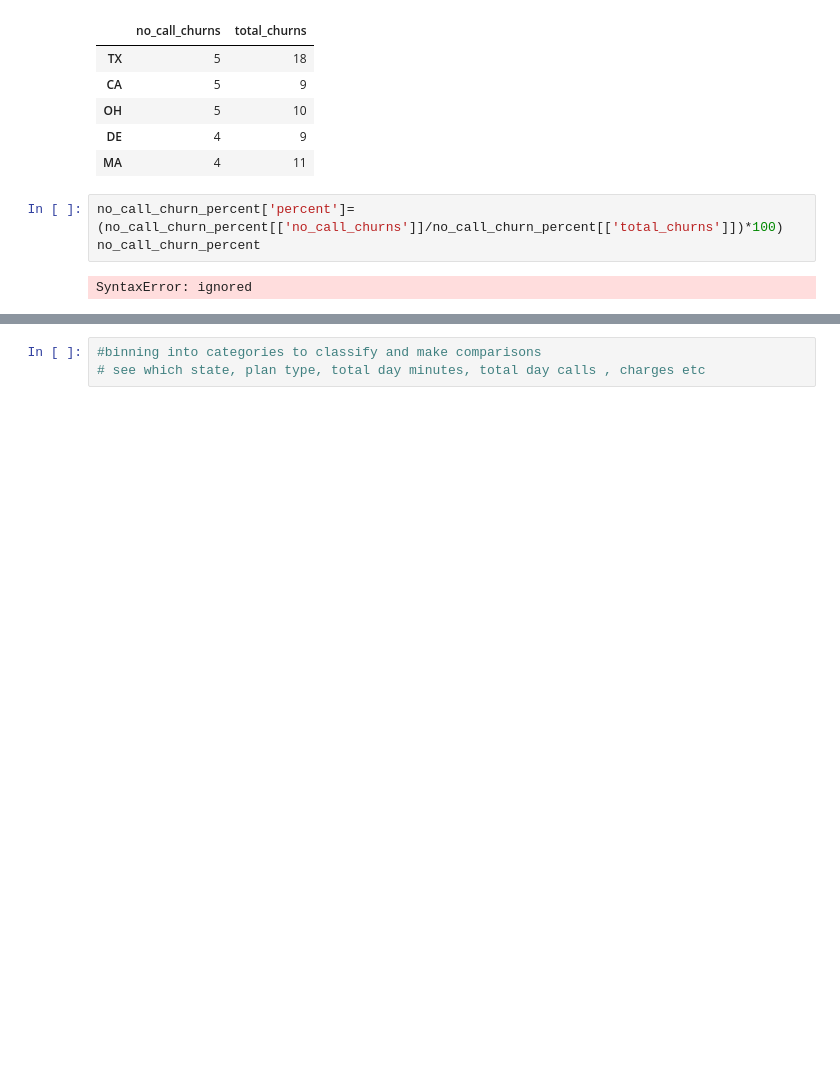
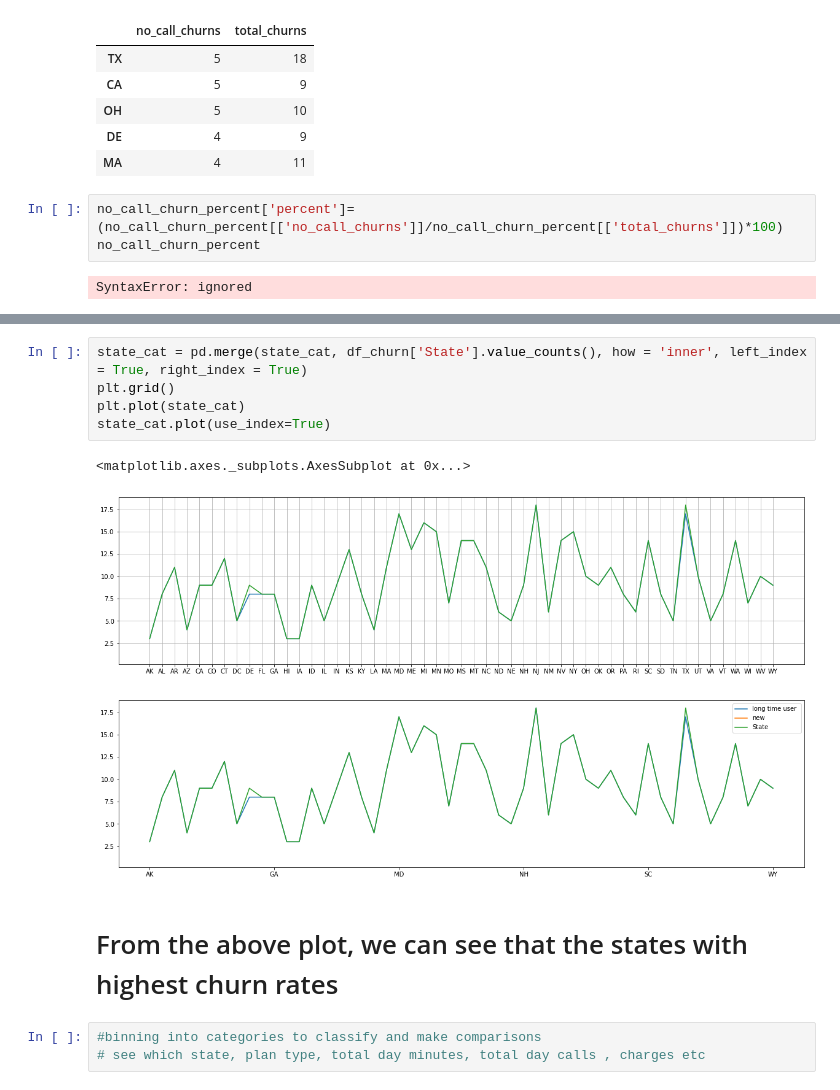
Before and after one commit to Ashvin-Vargez/Telecom-Churn-Analysis-EDA-Project-, a Jupyter notebook: eda_Telecom_Churn_Analysis_Capstone_Project.ipynb, the cells around one changed output, grey strips where cells are left out. Drawn from its saved outputs; the diff is of its cells as text; blank space fills up the shorter version.

```diff
--- a/eda_Telecom_Churn_Analysis_Capstone_Project.ipynb
+++ b/eda_Telecom_Churn_Analysis_Capstone_Project.ipynb
@@ -405,3 +431,14 @@ SyntaxError: ignored
+# %%
+state_cat = pd.merge(state_cat, df_churn['State'].value_counts(), how = 'inner', left_index = True, right_index = True)
+plt.grid()
+plt.plot(state_cat)
+state_cat.plot(use_index=True)
+# %% [output]
+<matplotlib.axes._subplots.AxesSubplot at 0x...>
+[figure, added]
+[figure, added]
+# %% [markdown]
+# From the above plot, we can see that the states with highest churn rates
 # %%
 #binning into categories to classify and make comparisons
 # see which state, plan type, total day minutes, total day calls , charges etc
```
Also changed, not shown: parts of 3 cells of this notebook.
